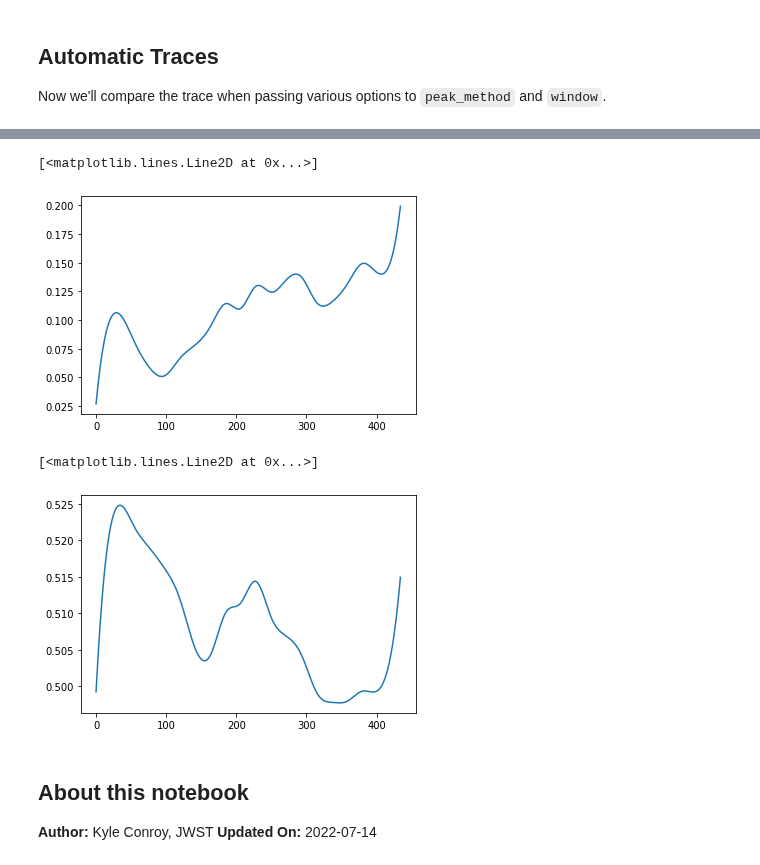
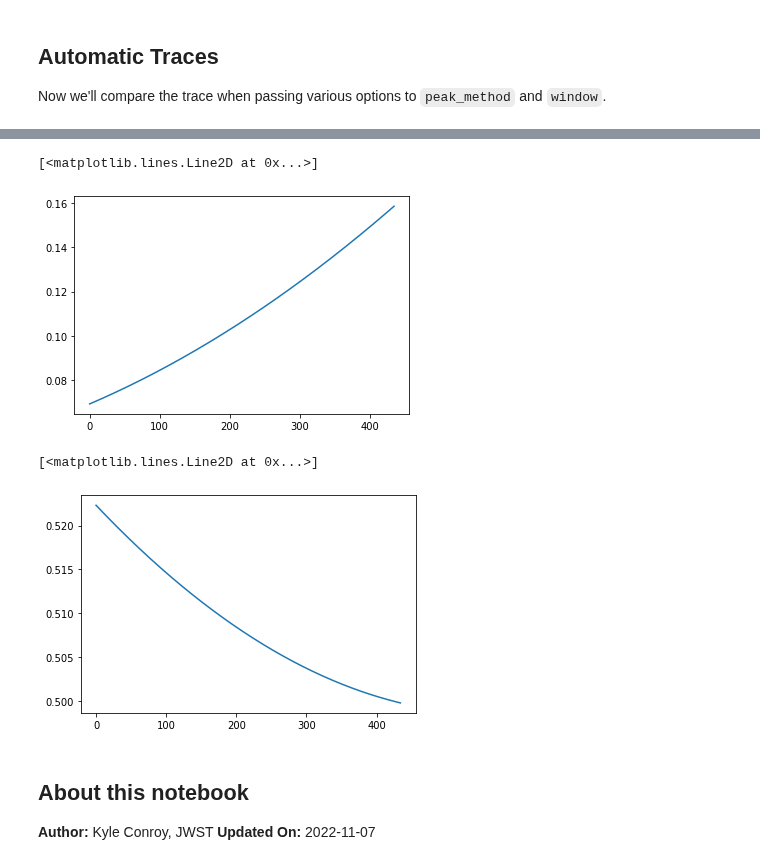
Before and after one commit to astropy/specreduce, a Jupyter notebook: notebook_sandbox/jwst_boxcar/tracing_options.ipynb, the cells around one changed output, grey strips where cells are left out. Saved outputs shown, nothing was run; the diff lists cells and outputs as text; code cells hidden in the pictures.

```diff
--- a/notebook_sandbox/jwst_boxcar/tracing_options.ipynb
+++ b/notebook_sandbox/jwst_boxcar/tracing_options.ipynb
@@ -57,2 +56,5 @@ auto_trace = KosmosTrace(image-bg, guess=ext_center)
+# %%
+auto_trace_gauss = FitTrace(image-bg, guess=ext_center, bins=20,
+                            peak_method='gaussian', trace_model=models.Legendre1D(2))
 # %%
 plt.figure(figsize=(15, 15))
@@ -72,8 +83,9 @@ plt.plot(auto_trace.trace-auto_trace_window.trace)
 # %%
-auto_trace_max = KosmosTrace(image-bg, guess=ext_center, peak_method='max')
+auto_trace_max = FitTrace(image-bg, guess=ext_center, bins=20,
+                          peak_method='max', trace_model=models.Legendre1D(2))
 # %%
-plt.plot(auto_trace.trace-auto_trace_max.trace)
+plt.plot(auto_trace_gauss.trace-auto_trace_max.trace)
 # %% [output]
 [<matplotlib.lines.Line2D at 0x...>]
-[figure, old version]
+[figure, new version]
 # %%
@@ -81,13 +94,13 @@ auto_trace_centroid = KosmosTrace(image-bg, guess=ext_center, peak_method='centr
 # %%
-plt.plot(auto_trace.trace-auto_trace_centroid.trace)
+plt.plot(auto_trace_gauss.trace-auto_trace_centroid.trace)
 # %% [output]
 [<matplotlib.lines.Line2D at 0x...>]
-[figure, old version]
+[figure, new version]
 # %% [markdown]
 ## About this notebook
 
 **Author:** Kyle Conroy, JWST
-**Updated On:** 2022-07-14
+**Updated On:** 2022-11-07
 # %% [markdown]
 [Top of Page](#top)
 <img style="float: right;" src="https://raw.githubusercontent.com/spacetelescope/notebooks/master/assets/stsci_pri_combo_mark_horizonal_white_bkgd.png" alt="Space Telescope Logo" width="200px"/>
```
Also changed, not shown: parts of 8 cells of this notebook, 7 other files.
